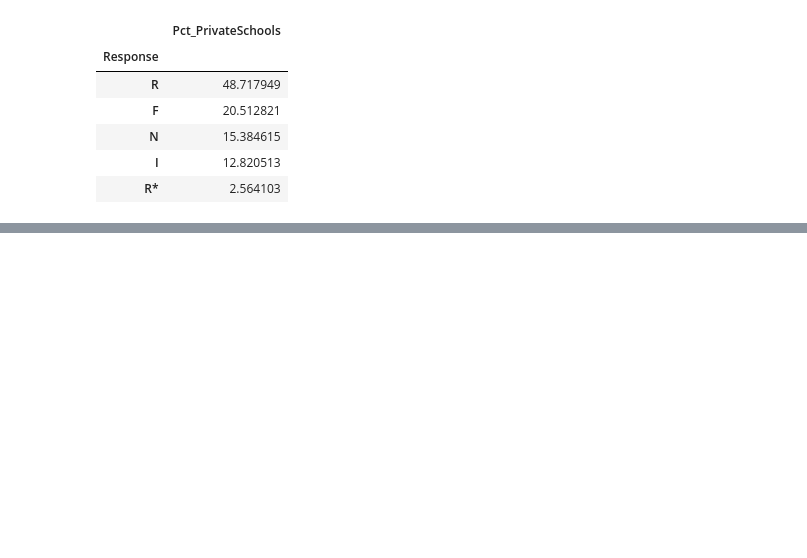
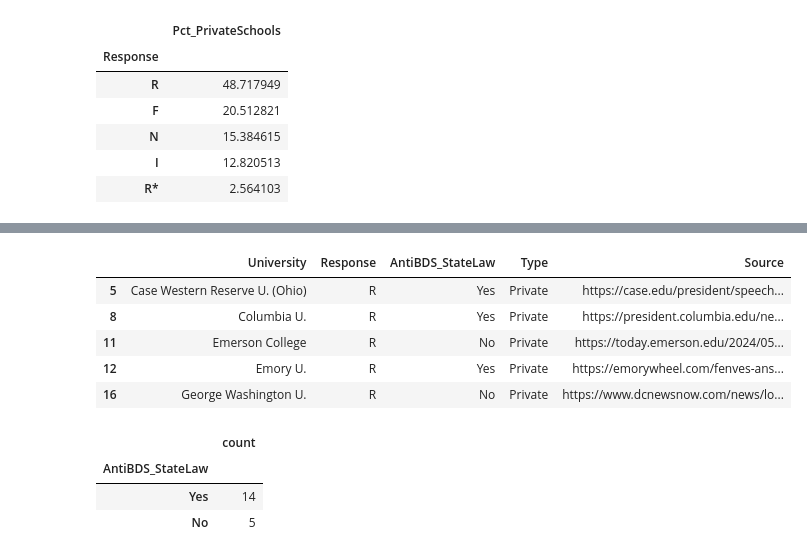
Before and after one commit to sashalcohen/UniversityDivestmentTracker, a Jupyter notebook: May20_DataAnalysis.ipynb, the cells around one changed output, grey strips where cells are left out. Drawn from its saved outputs; the diff is of its cells as text; code cells hidden in the pictures; blank space fills up the shorter version.

```diff
--- a/May20_DataAnalysis.ipynb
+++ b/May20_DataAnalysis.ipynb
@@ -148,0 +193,22 @@ df_divestresponseprivate
+# %%
+## filter dataframe to private universities that have rejected calls for divestment
+
+private_rejected = df_private.query('Response == "R"')
+private_rejected.head()
+# %% [output]
+|  | University | Response | AntiBDS_StateLaw | Type | Source |
+| 5 | Case Western Reserve U. (Ohio) | R | Yes | Private | https://case.edu/president/speech... |
+| 8 | Columbia U. | R | Yes | Private | https://president.columbia.edu/ne... |
+| 11 | Emerson College | R | No | Private | https://today.emerson.edu/2024/05... |
+| 12 | Emory U. | R | Yes | Private | https://emorywheel.com/fenves-ans... |
+| 16 | George Washington U. | R | No | Private | https://www.dcnewsnow.com/news/lo... |
+# %%
+## build new dataframe to determine how many private universities that have rejected divestment demands\\
+## are in states that have anti bds laws
+
+private_rejected["AntiBDS_StateLaw"].value_counts().to_frame()
+# %% [output]
+|  | count |
+| AntiBDS_StateLaw |  |
+| Yes | 14 |
+| No | 5 |
```
Also changed, not shown: parts of 6 cells of this notebook.
